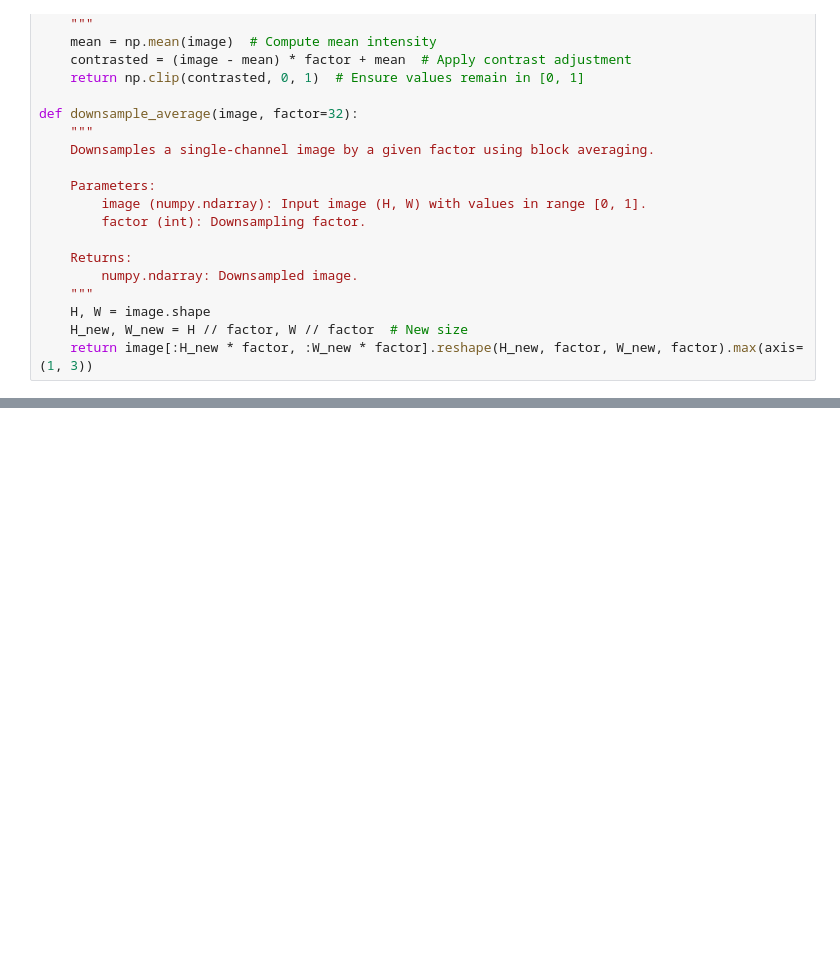
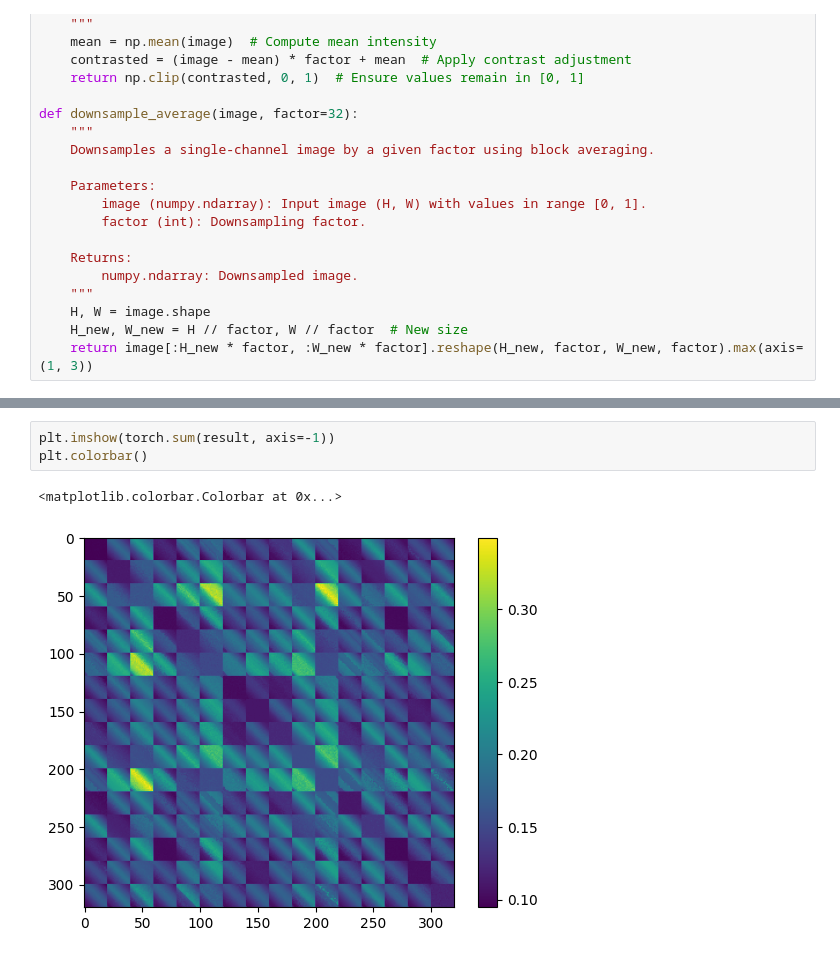
Before and after one commit to erzar0/masters-thesis, a Jupyter notebook: 6_evaluate.ipynb, the cells around one changed output, grey strips where cells are left out. Saved outputs shown, nothing was run; the diff lists cells and outputs as text; blank space fills up the shorter version.

```diff
--- a/6_evaluate.ipynb
+++ b/6_evaluate.ipynb
@@ -218,0 +223,6 @@ plt.show()
+# %%
+plt.imshow(torch.sum(result, axis=-1))
+plt.colorbar()
+# %% [output]
+<matplotlib.colorbar.Colorbar at 0x...>
+[figure, added]
```
Also changed, not shown: parts of 6 cells of this notebook, 11 other files.
